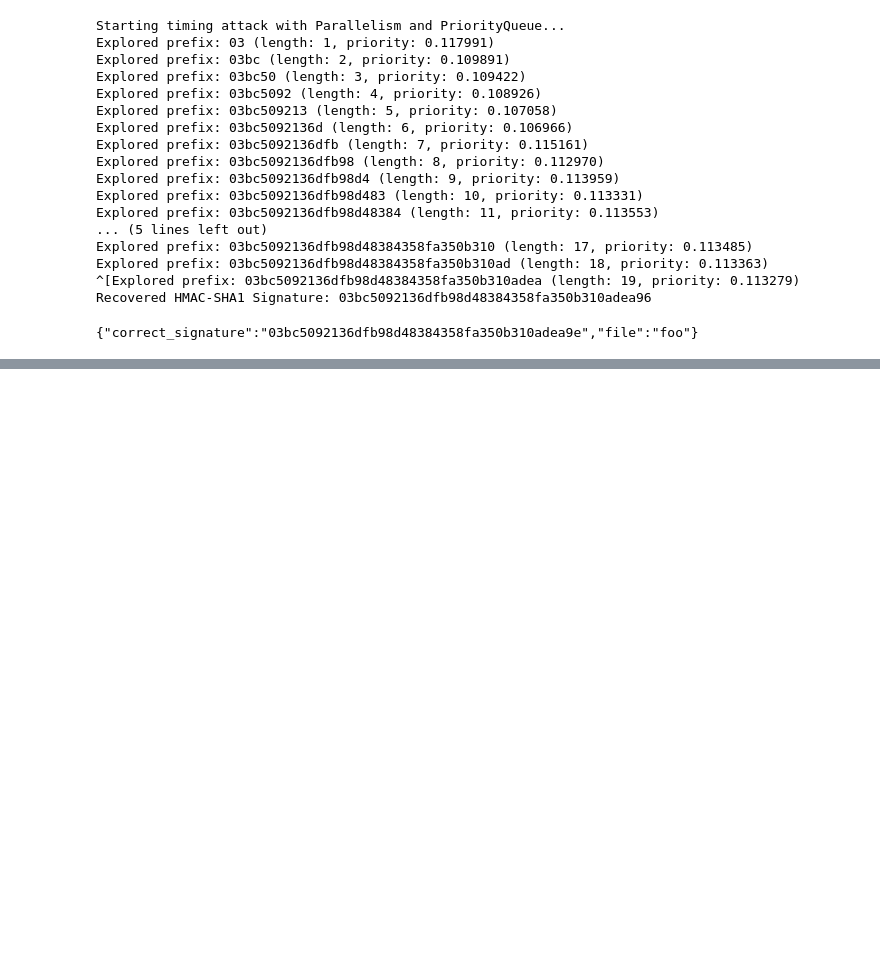
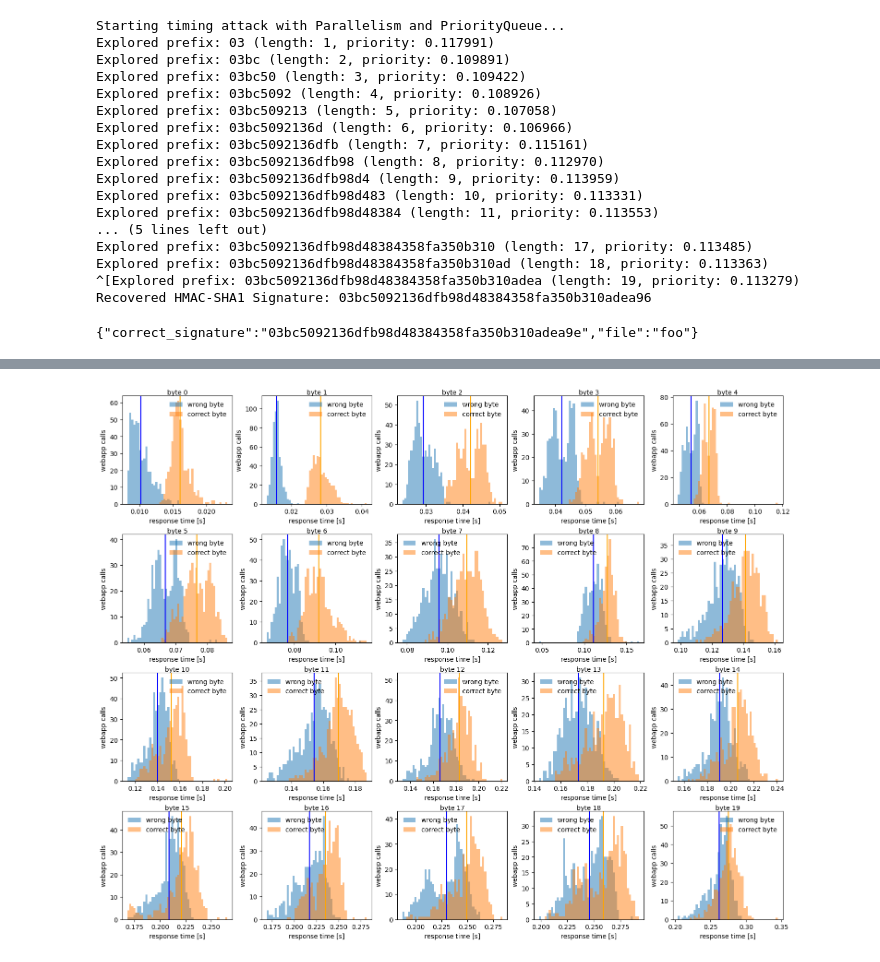
Before and after one commit to marcodelmastro/CryptoPals, a Jupyter notebook: ChallengeSet4.ipynb, the cells around one changed output, grey strips where cells are left out. Saved outputs shown, nothing was run; the diff lists cells and outputs as text; code cells hidden in the pictures; blank space fills up the shorter version.

```diff
--- a/ChallengeSet4.ipynb
+++ b/ChallengeSet4.ipynb
@@ -683,0 +724,15 @@ Recovered HMAC-SHA1 Signature: 03bc5092136dfb98d48384358fa350b310adea96
+# %%
+signature = "03bc5092136dfb98d48384358fa350b310adea9e"
+
+trials = 500
+times = {}
+prefix = ""
+for i in range(20):
+    correct_byte = signature[2*i:2*(i+1)]
+    sig_wrong = prefix+"00"
+    sig_right = prefix+correct_byte
+    print(f"Querying WRONG: {sig_wrong:40} RIGHT: f{sig_right:40}")
+    times_wrong = time_request_sample(sig_wrong,trials)
+    times_right = time_request_sample(sig_right,trials)
+    times[i] = (times_wrong,times_right)
+    prefix += correct_byte
@@ -683,0 +765,22 @@ Recovered HMAC-SHA1 Signature: 03bc5092136dfb98d48384358fa350b310adea96
+# %%
+import numpy as np
+import matplotlib.pyplot as plt
+
+fig, axs = plt.subplots(4,5,figsize=(15,12),dpi=100,constrained_layout=True)
+
+for b in range(20):
+    i = b%5
+    j = b//5
+    bins = np.histogram(np.stack((times[b][0],times[b][1])), bins=50)[1]
+    axs[j][i].hist(times[b][0],bins,alpha=0.5, label="wrong byte")
+    axs[j][i].hist(times[b][1],bins,alpha=0.5, label="correct byte")
+    mean0 = np.array(times[b][0]).mean()
+    mean1 = np.array(times[b][1]).mean()
+    axs[j][i].axvline(x=mean0,color="blue")
+    axs[j][i].axvline(x=mean1,color="orange")
+    axs[j][i].set_xlabel("response time [s]")
+    axs[j][i].set_ylabel("webapp calls")
+    axs[j][i].set_title(f"byte {b}",fontsize=10,pad=0)
+    axs[j][i].legend(frameon=False)
+# %% [output]
+[figure, added]
```
Also changed, not shown: parts of 4 cells of this notebook, 1 other file.
